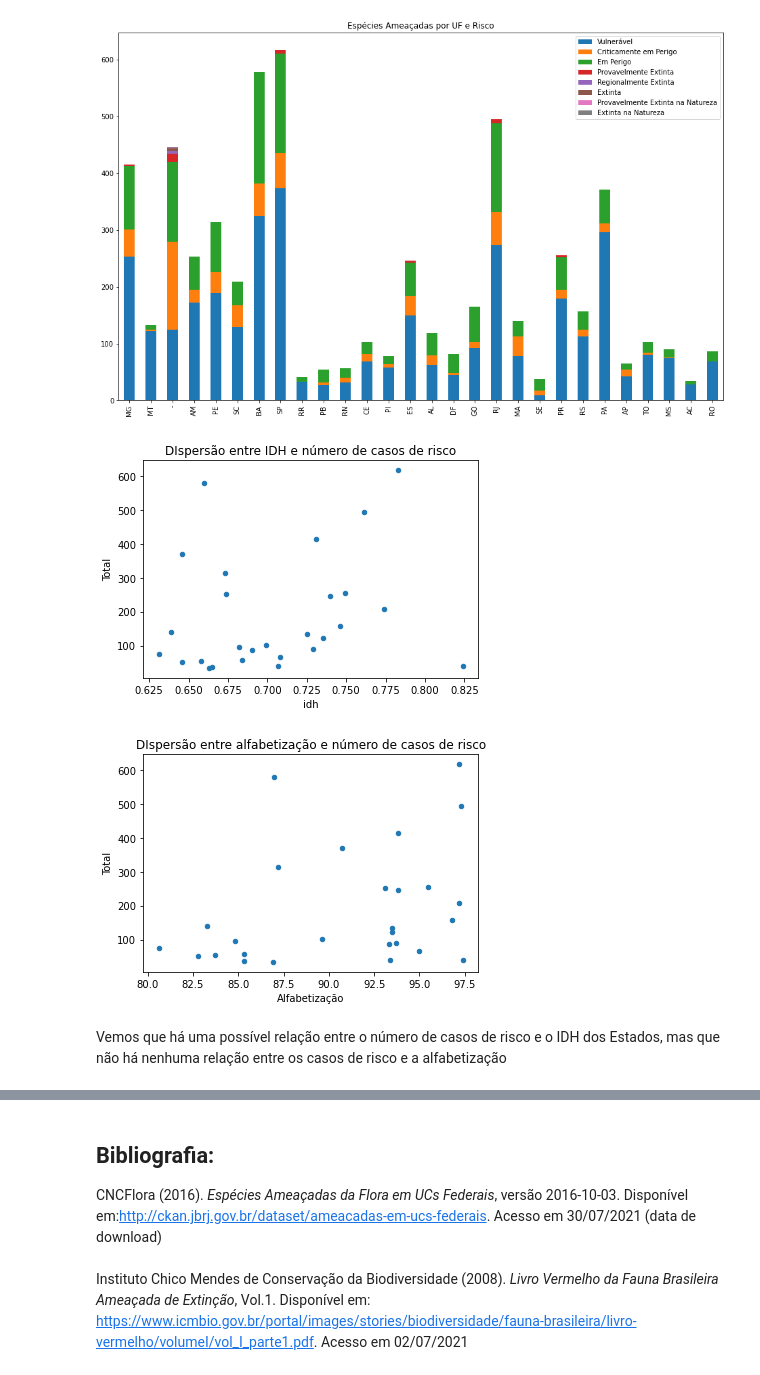
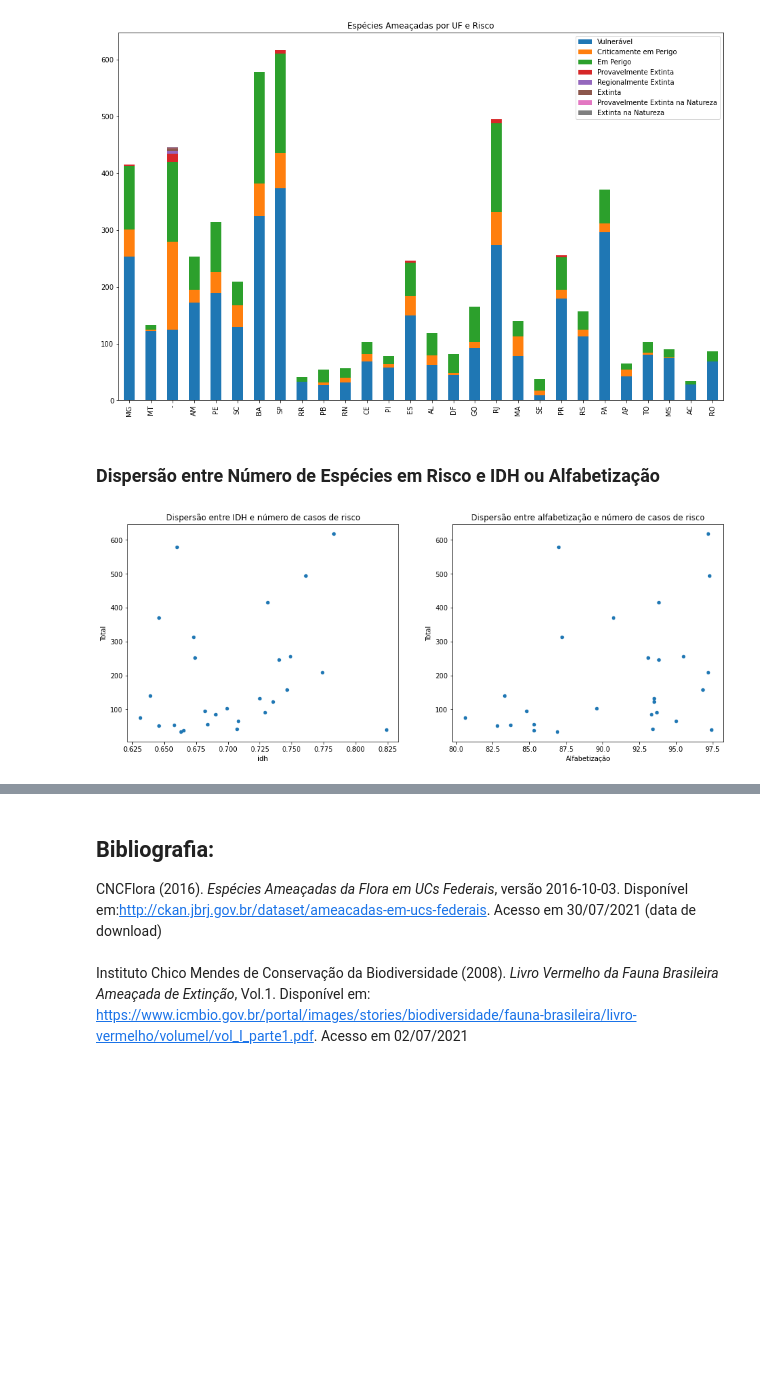
Before and after one commit to fesmazz/Projetos, a Jupyter notebook: Fauna/fauna.ipynb, the cells around one changed output, grey strips where cells are left out. Cells and saved outputs as stored; diff of their text form; code cells hidden in the pictures; blank space fills up the shorter version.

```diff
--- a/Fauna/fauna.ipynb
+++ b/Fauna/fauna.ipynb
@@ -843,8 +849,0 @@ totais_stack.plot.bar(title="Espécies Ameaçadas por UF e Risco", stacked=True,
-# %%
-idh_uf.plot.scatter(x='idh', y='Total', title= "DIspersão entre IDH e número de casos de risco");
-idh_uf.plot.scatter(x='Alfabetização', y='Total', title= "DIspersão entre alfabetização e número de casos de risco");
-# %% [output]
-[figure, removed]
-[figure, removed]
-# %% [markdown]
-Vemos que há uma possível relação entre o número de casos de risco e o IDH dos Estados, mas que não há nenhuma relação entre os casos de risco e a alfabetização
@@ -850,0 +853,10 @@ Vemos que há uma possível relação entre o número de casos de risco e o IDH
+# %% [markdown]
+<a name="e5.2"></a>
+### Dispersão entre Número de Espécies em Risco e IDH ou Alfabetização
+# %%
+fig, axes = plt.subplots(nrows=1,ncols=2,figsize=(16,6)) #criando a grade 1x2 para organizar os gráficos
+idh_uf.plot.scatter(ax = axes [0], x='idh', y='Total', title= "Dispersão entre IDH e número de casos de risco");
+idh_uf.plot.scatter(ax = axes [1], x='Alfabetização', y='Total', title= "Dispersão entre alfabetização e número de casos de risco");
+plt.show()
+# %% [output]
+[figure, added]
```
Also changed, not shown: parts of 20 cells of this notebook.
